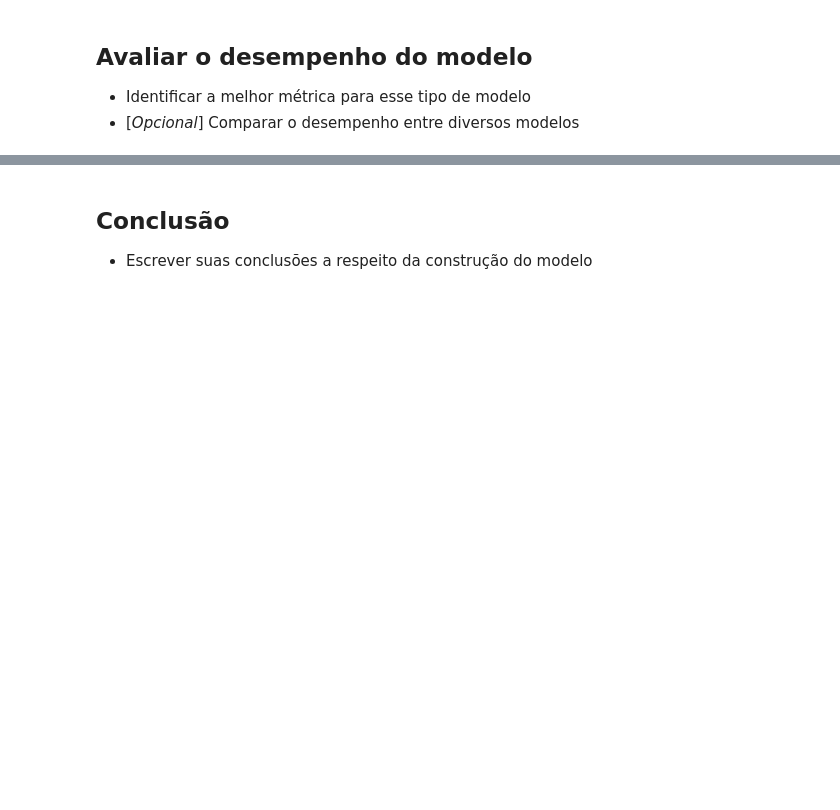
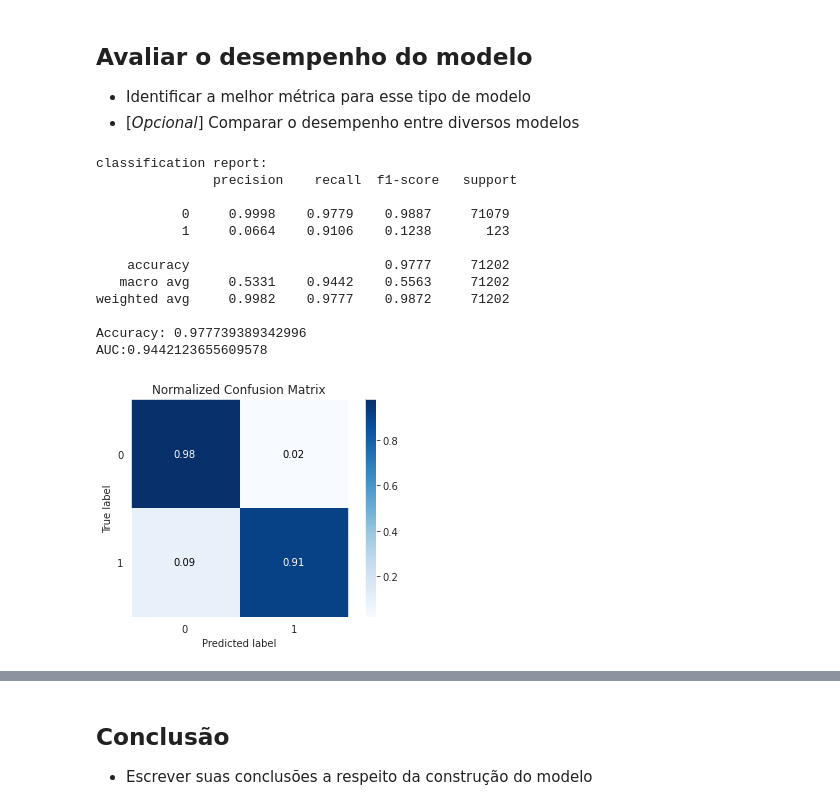
Before and after one commit to JoaoSiqueiraDS/DS_Days, a Jupyter notebook: [Template]_Detecção_de_Fraude_em_Cartões_de_Crédito.ipynb, the cells around one changed output, grey strips where cells are left out. Drawn from its saved outputs; the diff is of its cells as text; code cells hidden in the pictures; blank space fills up the shorter version.

```diff
--- a/[Template]_Detecção_de_Fraude_em_Cartões_de_Crédito.ipynb
+++ b/[Template]_Detecção_de_Fraude_em_Cartões_de_Crédito.ipynb
@@ -329,3 +337,35 @@ y_proba2 = model.predict_proba(X_val)
 
 * Identificar a melhor métrica para esse tipo de modelo
 * [*Opcional*] Comparar o desempenho entre diversos modelos
+# %%
+# Plotting Logistic Regression model
+
+# Plotting the confusion matrix
+
+skplt.metrics.plot_confusion_matrix(y_val, y_pred, normalize=True)
+
+# Print classification report
+
+print("classification report: \n", classification_report(y_val, y_pred, digits=4))
+
+# Print model accuracy
+
+print("Accuracy: {}".format(accuracy_score(y_val, y_pred)))
+
+# Print area under curve
+
+print('AUC:{}'.format(roc_auc_score(y_val, y_pred)))
+# %% [output]
+classification report:
+               precision    recall  f1-score   support
+
+           0     0.9998    0.9779    0.9887     71079
+           1     0.0664    0.9106    0.1238       123
+
+    accuracy                         0.9777     71202
+   macro avg     0.5331    0.9442    0.5563     71202
+weighted avg     0.9982    0.9777    0.9872     71202
+
+Accuracy: 0.977739389342996
+AUC:0.9442123655609578
+[figure, added]
```
Also changed, not shown: parts of 10 cells of this notebook.
